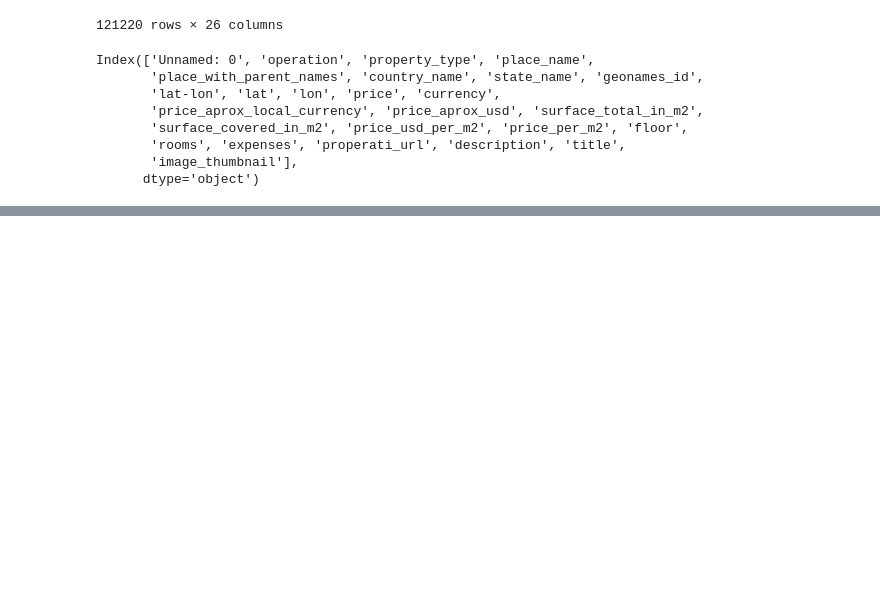
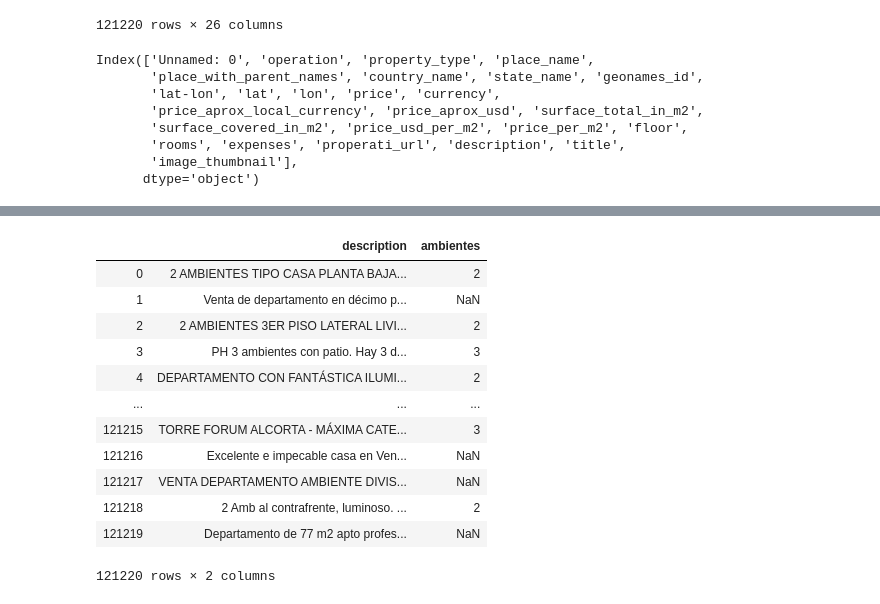
Before and after one commit to francodegio/DigitalHouse, a Jupyter notebook: Desafio Properati.ipynb, the cells around one changed output, grey strips where cells are left out. Cells and saved outputs as stored; diff of their text form; code cells hidden in the pictures; blank space fills up the shorter version.

```diff
--- a/Desafio Properati.ipynb
+++ b/Desafio Properati.ipynb
@@ -79,0 +108,16 @@ df.join(place_split)
+# %%
+df.filter(['description', 'ambientes'])
+# %% [output]
+|  | description | ambientes |
+| 0 | 2 AMBIENTES TIPO CASA PLANTA BAJA... | 2 |
+| 1 | Venta de departamento en décimo p... | NaN |
+| 2 | 2 AMBIENTES 3ER PISO LATERAL LIVI... | 2 |
+| 3 | PH 3 ambientes con patio. Hay 3 d... | 3 |
+| 4 | DEPARTAMENTO CON FANTÁSTICA ILUMI... | 2 |
+| ... | ... | ... |
+| 121215 | TORRE FORUM ALCORTA - MÁXIMA CATE... | 3 |
+| 121216 | Excelente e impecable casa en Ven... | NaN |
+| 121217 | VENTA DEPARTAMENTO AMBIENTE DIVIS... | NaN |
+| 121218 | 2 Amb al contrafrente, luminoso. ... | 2 |
+| 121219 | Departamento de 77 m2 apto profes... | NaN |
+121220 rows × 2 columns
```
Also changed, not shown: parts of 13 cells of this notebook.
